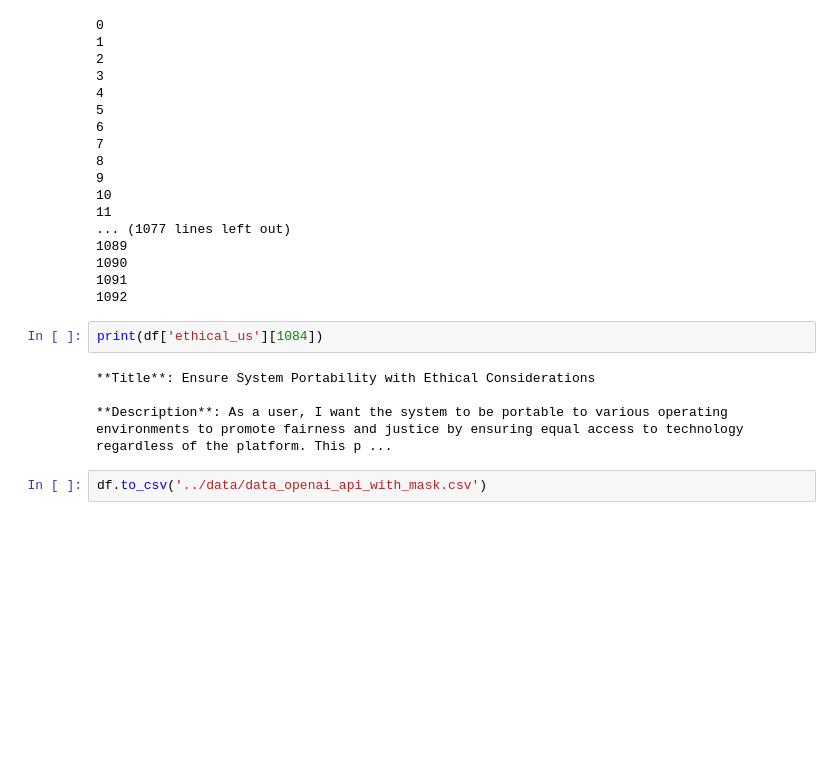
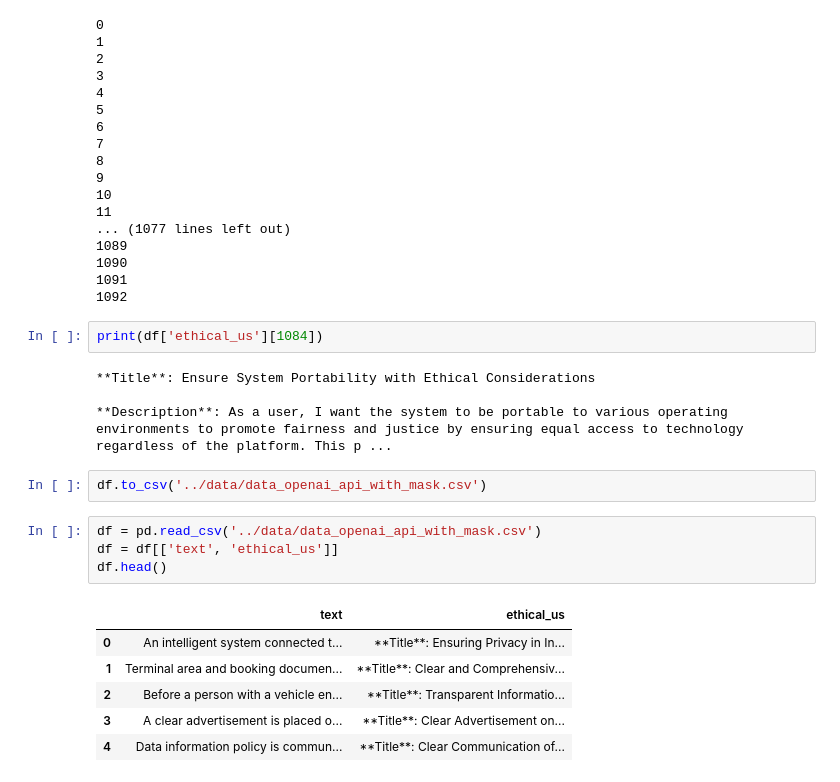
Before and after one commit to joaorossi15/requirements-to-us, a Jupyter notebook: utils/dataset_updater.ipynb, the cells around one changed output. Saved outputs shown, nothing was run; the diff lists cells and outputs as text; blank space fills up the shorter version.

```diff
--- a/utils/dataset_updater.ipynb
+++ b/utils/dataset_updater.ipynb
@@ -128,3 +127,14 @@ print(df['ethical_us'][1084])
 **Description**: As a user, I want the system to be portable to various operating environments to promote fairness and justice by ensuring equal access to technology regardless of the platform. This p ...
 # %%
 df.to_csv('../data/data_openai_api_with_mask.csv')
+# %%
+df = pd.read_csv('../data/data_openai_api_with_mask.csv')
+df = df[['text', 'ethical_us']]
+df.head()
+# %% [output]
+|  | text | ethical_us |
+| 0 | An intelligent system connected t... | **Title**: Ensuring Privacy in In... |
+| 1 | Terminal area and booking documen... | **Title**: Clear and Comprehensiv... |
+| 2 | Before a person with a vehicle en... | **Title**: Transparent Informatio... |
+| 3 | A clear advertisement is placed o... | **Title**: Clear Advertisement on... |
+| 4 | Data information policy is commun... | **Title**: Clear Communication of... |
```
Also changed, not shown: parts of 3 cells of this notebook, 2 other files.
